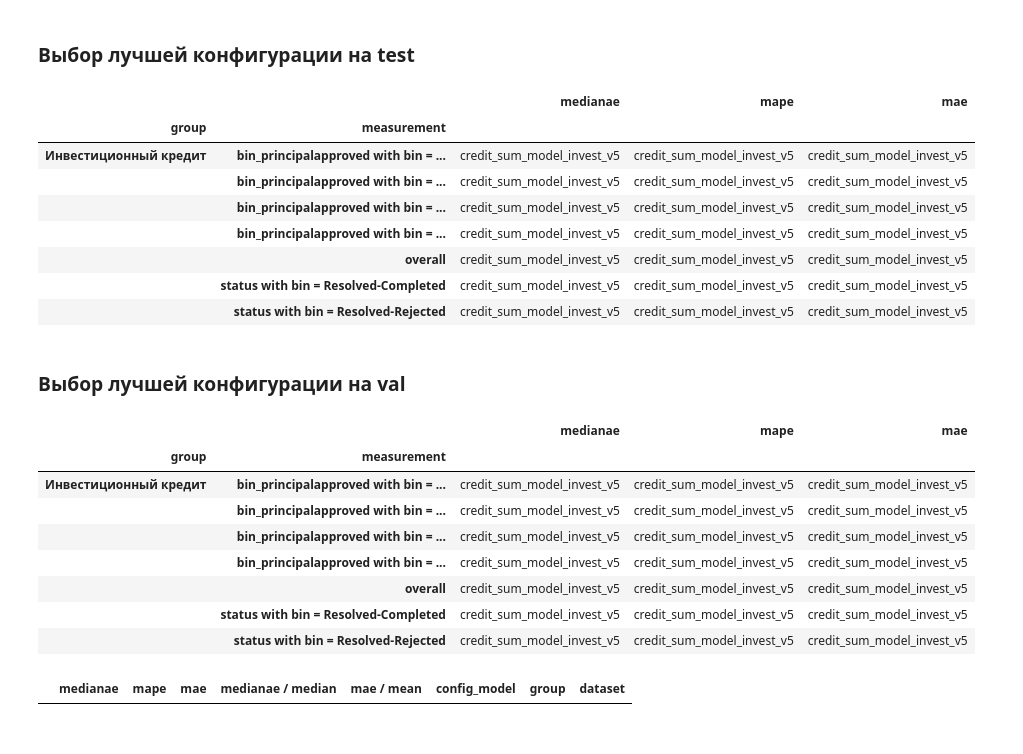
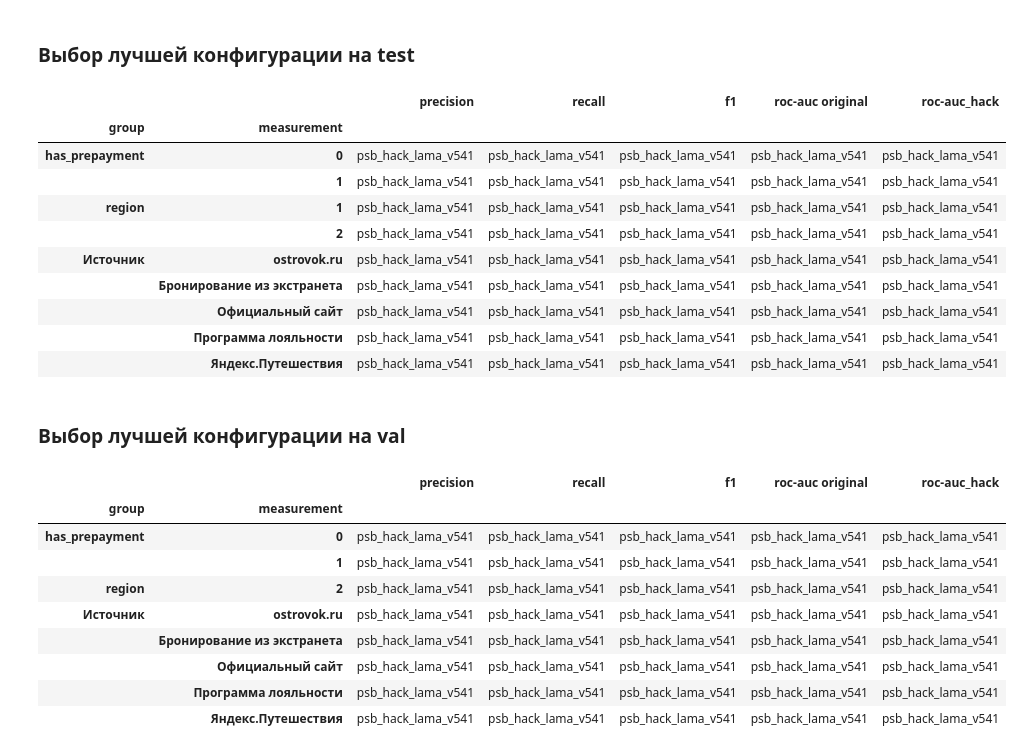
Before and after one commit to alexkorm14/psb_hack, a Jupyter notebook: 7_choose_best_config_model.ipynb, the cells around one changed output. Drawn from its saved outputs; the diff is of its cells as text; code cells hidden in the pictures.

Commit message:
update find best config

```diff
--- a/7_choose_best_config_model.ipynb
+++ b/7_choose_best_config_model.ipynb
@@ -12,0 +3,15 @@ pd.set_option('display.float_format','{:_.2f}'.format)
+# %%
+# standard libraries
+import pandas as pd
+import sys
+import os
+import yaml
+import warnings
+
+warnings.filterwarnings('ignore')
+pd.set_option('display.float_format','{:_.2f}'.format)
+if 'drive' not in os.listdir():
+    from google.colab import drive
+    drive.mount('/content/drive')
+
+path_to_folder = '/content/drive/MyDrive/psb_hack'
@@ -13,17 +20,17 @@ pd.set_option('display.float_format','{:_.2f}'.format)
 # %% [markdown]
 # Выбор лучшей модели по метрикам по продукту
 # %%
-main_metrics = list(map(str.lower,['MedianAE', 'MAPE', 'MAE', 'MedianAE / Median','MAE / Mean']))
-test_set_name = 'test'
+main_metrics = ['precision', 'recall', 'f1', 'roc-auc original', 'roc-auc_hack']
+test_set_name = 'val_oot'
 
 def read_metric_table(file_name):
     table = pd.read_excel(file_name)
-    table['config_model'] = file_name.split('.')[0].split('/')[1].replace('_metrics','')
+    table['config_model'] = file_name.split('/')[-1].split('.')[0].replace('_metrics','')
     return table
 # %% [markdown]
 # Загрзука метрик
 # %%
 # файлы с метриками по модели суммы кредита
-metrics = sorted(filter(lambda x: 'model' in x, os.listdir('metrics')))
+metrics = os.listdir(os.path.join(path_to_folder, 'metrics'))
 # соберем их в единый файл с указанием модели
-all_metrics = pd.concat(list(map(lambda x: read_metric_table('metrics/'+x),metrics))).reset_index(drop=True)
+all_metrics = pd.concat(list(map(lambda x: read_metric_table(os.path.join(path_to_folder,'metrics', x)),metrics))).reset_index(drop=True)
@@ -30,19 +46,22 @@ all_metrics = pd.concat(list(map(lambda x: read_metric_table('metrics/'+x),metri
 # %% [markdown]
 ### Выбор лучшей конфигурации на test
 # %%
-oot = all_metrics.loc[all_metrics['dataset']=='test'].groupby(['group','measurement'])[main_metrics].idxmin().applymap(lambda x: all_metrics.iloc[int(x),-1])
+oot = all_metrics.loc[all_metrics['dataset']=='oot_val'] \
+              .groupby(['group','measurement'])[main_metrics].idxmin().applymap(lambda x: all_metrics.iloc[int(x),-1])
 # %%
-oot.drop(columns=list(map(str.lower,['MedianAE / Median','MAE / Mean'])))
+oot
 # %% [output]
-|  |  | medianae | mape | mae |
-| group | measurement |  |  |  |
-| Инвестиционный кредит | bin_principalapproved with bin = ... | credit_sum_model_invest_v5 | credit_sum_model_invest_v5 | credit_sum_model_invest_v5 |
-|  | bin_principalapproved with bin = ... | credit_sum_model_invest_v5 | credit_sum_model_invest_v5 | credit_sum_model_invest_v5 |
-|  | bin_principalapproved with bin = ... | credit_sum_model_invest_v5 | credit_sum_model_invest_v5 | credit_sum_model_invest_v5 |
-|  | bin_principalapproved with bin = ... | credit_sum_model_invest_v5 | credit_sum_model_invest_v5 | credit_sum_model_invest_v5 |
-|  | overall | credit_sum_model_invest_v5 | credit_sum_model_invest_v5 | credit_sum_model_invest_v5 |
-|  | status with bin = Resolved-Completed | credit_sum_model_invest_v5 | credit_sum_model_invest_v5 | credit_sum_model_invest_v5 |
-|  | status with bin = Resolved-Rejected | credit_sum_model_invest_v5 | credit_sum_model_invest_v5 | credit_sum_model_invest_v5 |
+|  |  | precision | recall | f1 | roc-auc original | roc-auc_hack |
+| group | measurement |  |  |  |  |  |
+| has_prepayment | 0 | psb_hack_lama_v541 | psb_hack_lama_v541 | psb_hack_lama_v541 | psb_hack_lama_v541 | psb_hack_lama_v541 |
+|  | 1 | psb_hack_lama_v541 | psb_hack_lama_v541 | psb_hack_lama_v541 | psb_hack_lama_v541 | psb_hack_lama_v541 |
+| region | 1 | psb_hack_lama_v541 | psb_hack_lama_v541 | psb_hack_lama_v541 | psb_hack_lama_v541 | psb_hack_lama_v541 |
+|  | 2 | psb_hack_lama_v541 | psb_hack_lama_v541 | psb_hack_lama_v541 | psb_hack_lama_v541 | psb_hack_lama_v541 |
+| Источник | ostrovok.ru | psb_hack_lama_v541 | psb_hack_lama_v541 | psb_hack_lama_v541 | psb_hack_lama_v541 | psb_hack_lama_v541 |
+|  | Бронирование из экстранета | psb_hack_lama_v541 | psb_hack_lama_v541 | psb_hack_lama_v541 | psb_hack_lama_v541 | psb_hack_lama_v541 |
+|  | Официальный сайт | psb_hack_lama_v541 | psb_hack_lama_v541 | psb_hack_lama_v541 | psb_hack_lama_v541 | psb_hack_lama_v541 |
+|  | Программа лояльности | psb_hack_lama_v541 | psb_hack_lama_v541 | psb_hack_lama_v541 | psb_hack_lama_v541 | psb_hack_lama_v541 |
+|  | Яндекс.Путешествия | psb_hack_lama_v541 | psb_hack_lama_v541 | psb_hack_lama_v541 | psb_hack_lama_v541 | psb_hack_lama_v541 |
 # %% [markdown]
 ### Выбор лучшей конфигурации на val
 # %%
@@ -50,17 +69,13 @@ test = all_metrics.loc[all_metrics['dataset']=='val'].groupby(['group','measurem
 # %%
-test.drop(columns=list(map(str.lower,['MedianAE / Median','MAE / Mean'])))
+oof
 # %% [output]
-|  |  | medianae | mape | mae |
-| group | measurement |  |  |  |
-| Инвестиционный кредит | bin_principalapproved with bin = ... | credit_sum_model_invest_v5 | credit_sum_model_invest_v5 | credit_sum_model_invest_v5 |
-|  | bin_principalapproved with bin = ... | credit_sum_model_invest_v5 | credit_sum_model_invest_v5 | credit_sum_model_invest_v5 |
-|  | bin_principalapproved with bin = ... | credit_sum_model_invest_v5 | credit_sum_model_invest_v5 | credit_sum_model_invest_v5 |
-|  | bin_principalapproved with bin = ... | credit_sum_model_invest_v5 | credit_sum_model_invest_v5 | credit_sum_model_invest_v5 |
-|  | overall | credit_sum_model_invest_v5 | credit_sum_model_invest_v5 | credit_sum_model_invest_v5 |
-|  | status with bin = Resolved-Completed | credit_sum_model_invest_v5 | credit_sum_model_invest_v5 | credit_sum_model_invest_v5 |
-|  | status with bin = Resolved-Rejected | credit_sum_model_invest_v5 | credit_sum_model_invest_v5 | credit_sum_model_invest_v5 |
+|  |  | precision | recall | f1 | roc-auc original | roc-auc_hack |
+| group | measurement |  |  |  |  |  |
+| has_prepayment | 0 | psb_hack_lama_v541 | psb_hack_lama_v541 | psb_hack_lama_v541 | psb_hack_lama_v541 | psb_hack_lama_v541 |
+|  | 1 | psb_hack_lama_v541 | psb_hack_lama_v541 | psb_hack_lama_v541 | psb_hack_lama_v541 | psb_hack_lama_v541 |
+| region | 2 | psb_hack_lama_v541 | psb_hack_lama_v541 | psb_hack_lama_v541 | psb_hack_lama_v541 | psb_hack_lama_v541 |
+| Источник | ostrovok.ru | psb_hack_lama_v541 | psb_hack_lama_v541 | psb_hack_lama_v541 | psb_hack_lama_v541 | psb_hack_lama_v541 |
+|  | Бронирование из экстранета | psb_hack_lama_v541 | psb_hack_lama_v541 | psb_hack_lama_v541 | psb_hack_lama_v541 | psb_hack_lama_v541 |
+|  | Официальный сайт | psb_hack_lama_v541 | psb_hack_lama_v541 | psb_hack_lama_v541 | psb_hack_lama_v541 | psb_hack_lama_v541 |
+|  | Программа лояльности | psb_hack_lama_v541 | psb_hack_lama_v541 | psb_hack_lama_v541 | psb_hack_lama_v541 | psb_hack_lama_v541 |
+|  | Яндекс.Путешествия | psb_hack_lama_v541 | psb_hack_lama_v541 | psb_hack_lama_v541 | psb_hack_lama_v541 | psb_hack_lama_v541 |
-# %%
-all_metrics.loc[(all_metrics['measurement']=='overall')&(all_metrics['config_model'].map(lambda x: int(x[-1]))==2),
-                main_metrics+['config_model','group','dataset']].sort_values(['group','config_model','dataset'])
-# %% [output]
-|  | medianae | mape | mae | medianae / median | mae / mean | config_model | group | dataset |
```
Also changed, not shown: parts of 4 cells of this notebook.
